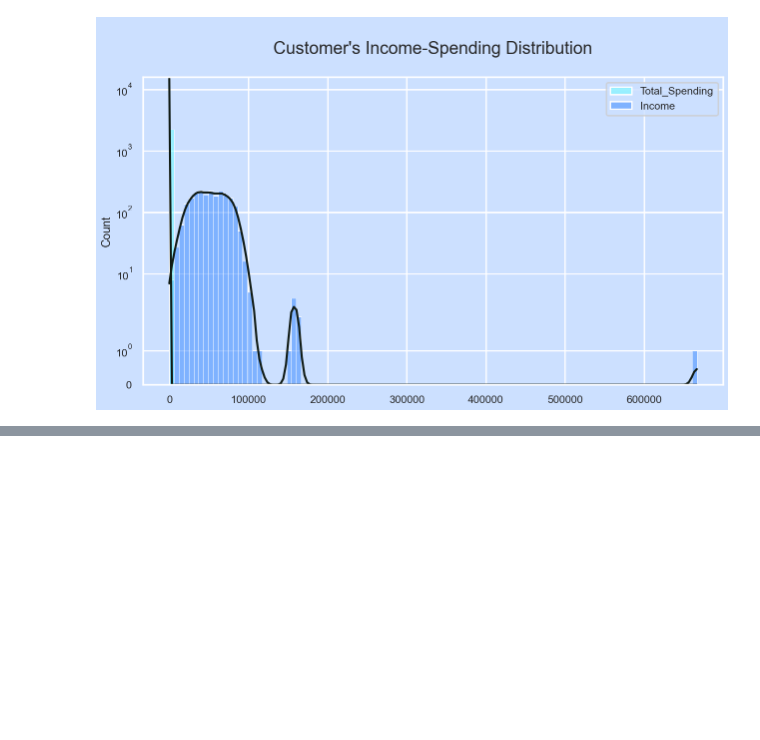
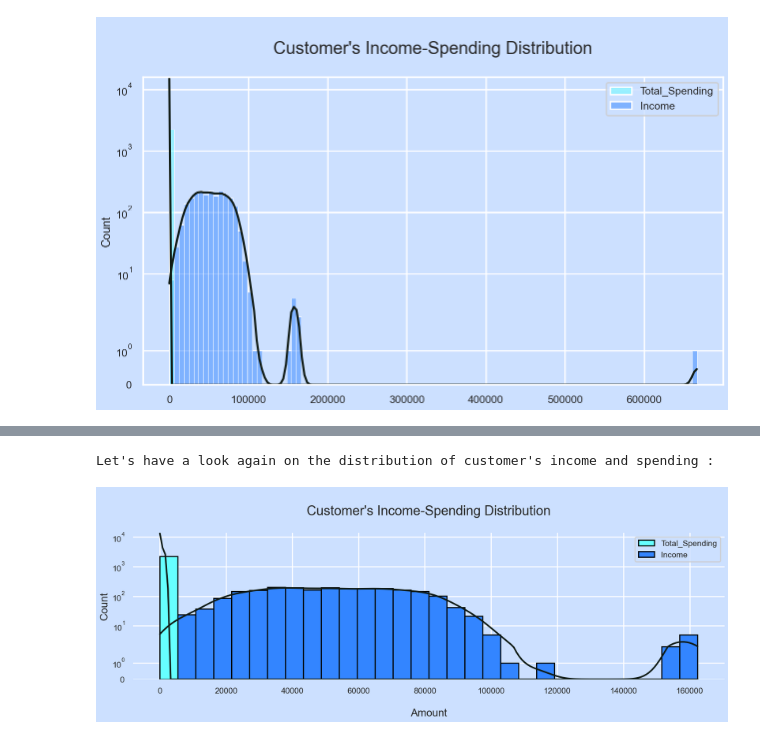
Before and after one commit to aditisahayad/Customer-Categorization---ML-Project, a Jupyter notebook: notebooks/EDA.ipynb, the cells around one changed output, grey strips where cells are left out. Saved outputs shown, nothing was run; the diff lists cells and outputs as text; code cells hidden in the pictures; blank space fills up the shorter version.

```diff
--- a/notebooks/EDA.ipynb
+++ b/notebooks/EDA.ipynb
@@ -533,0 +541,19 @@ Lets see the distribution of Customer's Income and Spending Distribution
+# %%
+df = df[df["Income"] < 600000]
+
+#now, let's plot again
+print(f"Let's have a look again on the distribution of customer's income and spending :")
+plt.subplots(figsize=(20, 5))
+p = sns.histplot(df[["Total_Spending","Income"]],palette=["#66ffff","#3385ff"],kde=True,bins=30,alpha=1,fill=True,edgecolor="black")
+p.axes.lines[0].set_color("#101B15")
+p.axes.lines[1].set_color("#101B15")
+p.axes.set_yscale("symlog")
+p.axes.set_title("\nCustomer's Income-Spending Distribution\n",fontsize=25)
+plt.ylabel("Count",fontsize=20)
+plt.xlabel("\nAmount",fontsize=20)
+sns.despine(left=True, bottom=True)
+
+plt.show()
+# %% [output]
+Let's have a look again on the distribution of customer's income and spending :
+[figure, added]
```
Also changed, not shown: parts of 8 cells of this notebook.
